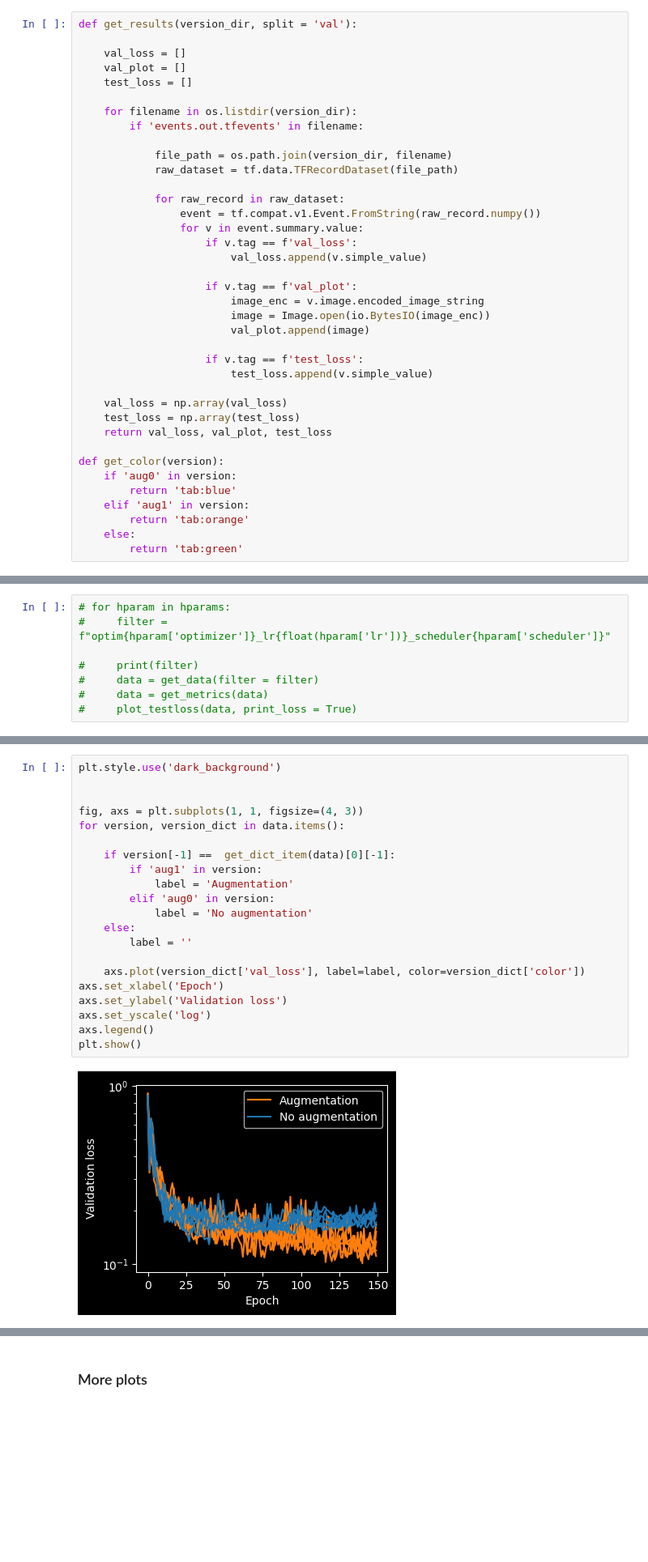
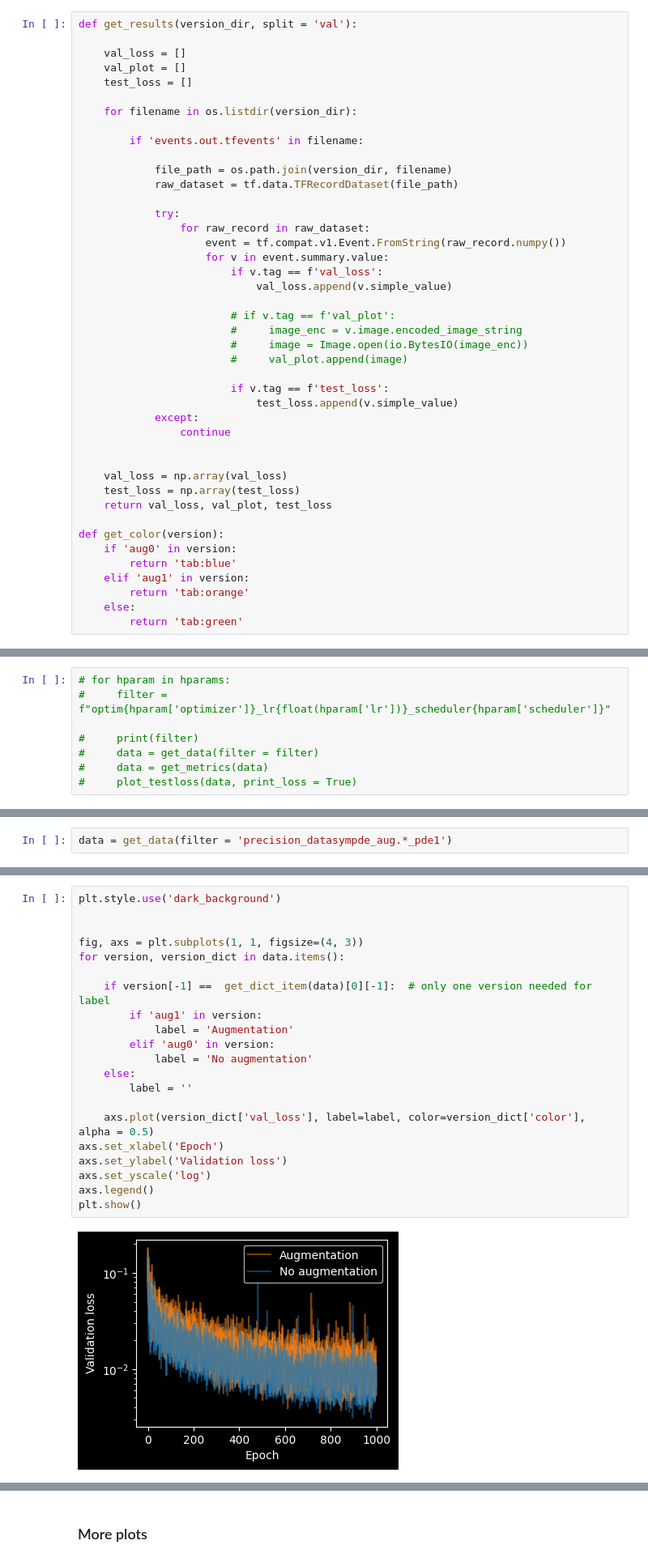
Before and after one commit to elidub/SymPDE, a Jupyter notebook: notebooks/analysis_tensorboard.ipynb, the cells around one changed output, grey strips where cells are left out. Shown: that part at 81% size. Drawn from its saved outputs; the diff is of its cells as text; blank space fills up the shorter version.

```diff
--- a/notebooks/analysis_tensorboard.ipynb
+++ b/notebooks/analysis_tensorboard.ipynb
@@ -44,24 +40,29 @@ def get_results(version_dir, split = 'val'):
     test_loss = []
 
     for filename in os.listdir(version_dir):
+
         if 'events.out.tfevents' in filename:
 
             file_path = os.path.join(version_dir, filename)
             raw_dataset = tf.data.TFRecordDataset(file_path)
 
-            for raw_record in raw_dataset:
-                event = tf.compat.v1.Event.FromString(raw_record.numpy())
-                for v in event.summary.value:
-                    if v.tag == f'val_loss':
-                        val_loss.append(v.simple_value)
+            try:
+                for raw_record in raw_dataset:
+                    event = tf.compat.v1.Event.FromString(raw_record.numpy())
+                    for v in event.summary.value:
+                        if v.tag == f'val_loss':
+                            val_loss.append(v.simple_value)
 
-                    if v.tag == f'val_plot':
-                        image_enc = v.image.encoded_image_string
-                        image = Image.open(io.BytesIO(image_enc))
-                        val_plot.append(image)
+                        # if v.tag == f'val_plot':
+                        #     image_enc = v.image.encoded_image_string
+                        #     image = Image.open(io.BytesIO(image_enc))
+                        #     val_plot.append(image)
 
-                    if v.tag == f'test_loss':
-                        test_loss.append(v.simple_value)
+                        if v.tag == f'test_loss':
+                            test_loss.append(v.simple_value)
+            except:
+                continue
+
 
     val_loss = np.array(val_loss)
     test_loss = np.array(test_loss)
@@ -148,0 +142,2 @@ Aug:     [0.07190586 0.10236023 0.09672485 0.17241299 0.14906992]
+# %%
+data = get_data(filter = 'precision_datasympde_aug.*_pde1')
@@ -149,23 +152,23 @@ Aug:     [0.07190586 0.10236023 0.09672485 0.17241299 0.14906992]
 # %%
 plt.style.use('dark_background')
 
 
 fig, axs = plt.subplots(1, 1, figsize=(4, 3))
 for version, version_dict in data.items():
 
-    if version[-1] ==  get_dict_item(data)[0][-1]:
+    if version[-1] ==  get_dict_item(data)[0][-1]:  # only one version needed for label
         if 'aug1' in version:
             label = 'Augmentation'
         elif 'aug0' in version:
             label = 'No augmentation'
     else:
         label = ''
 
-    axs.plot(version_dict['val_loss'], label=label, color=version_dict['color'])
+    axs.plot(version_dict['val_loss'], label=label, color=version_dict['color'], alpha = 0.5)
 axs.set_xlabel('Epoch')
 axs.set_ylabel('Validation loss')
 axs.set_yscale('log')
 axs.legend()
 plt.show()
 # %% [output]
-[figure, old version]
+[figure, new version]
```
Also changed, not shown: parts of 11 cells of this notebook, 6 other files.
